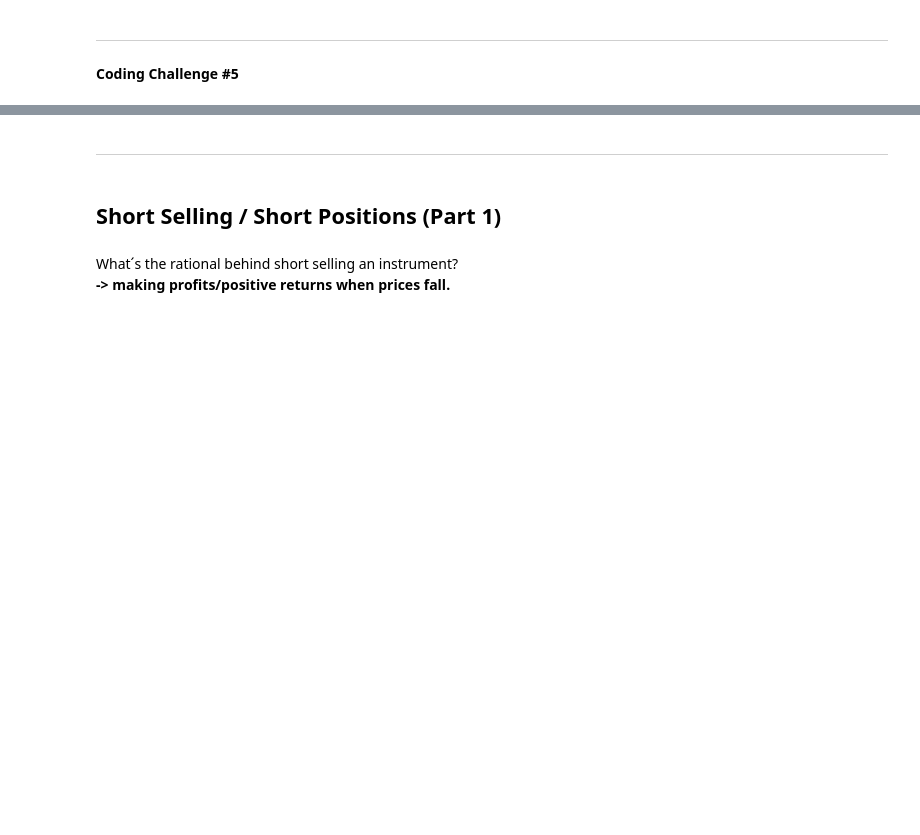
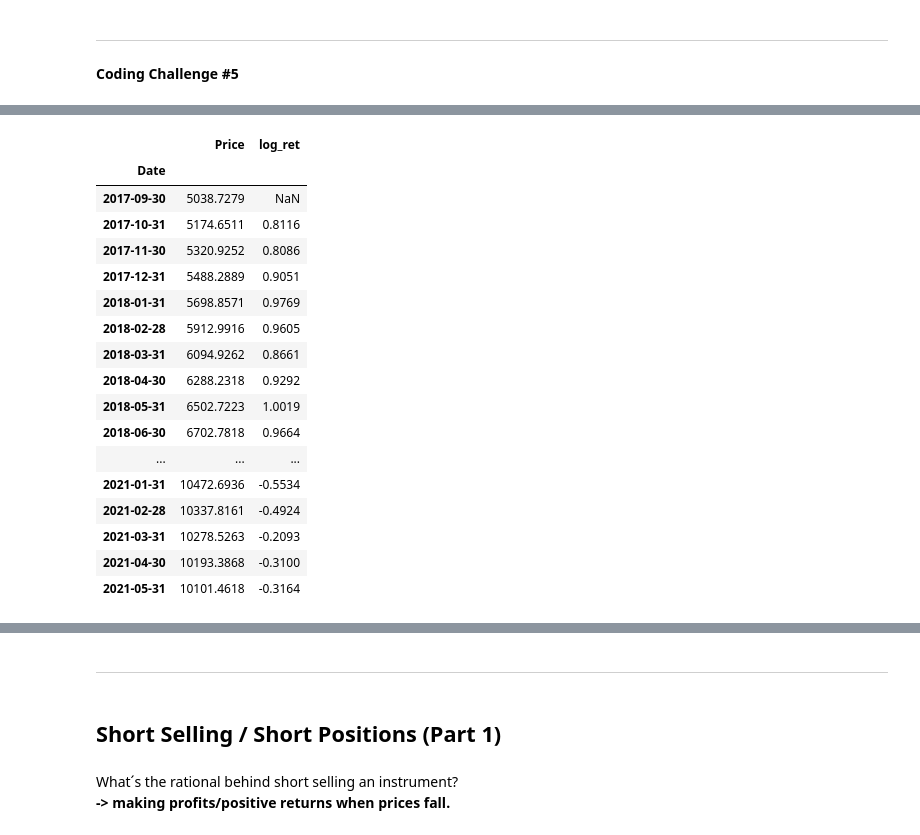
Before and after one commit to L-Gre/TradeFX-AI, a Jupyter notebook: pt2_pandas_oop_financial_analytics/NB_02_Financial_Data_Analysis.ipynb, the cells around one changed output, grey strips where cells are left out. Cells and saved outputs as stored; diff of their text form; code cells hidden in the pictures; blank space fills up the shorter version.

```diff
--- a/pt2_pandas_oop_financial_analytics/NB_02_Financial_Data_Analysis.ipynb
+++ b/pt2_pandas_oop_financial_analytics/NB_02_Financial_Data_Analysis.ipynb
@@ -1952,0 +2423,21 @@ __Coding Challenge #5__
+# %%
+roll_mean.iloc[35:]
+# %% [output]
+|  | Price | log_ret |
+| Date |  |  |
+| 2017-09-30 | 5038.7279 | NaN |
+| 2017-10-31 | 5174.6511 | 0.8116 |
+| 2017-11-30 | 5320.9252 | 0.8086 |
+| 2017-12-31 | 5488.2889 | 0.9051 |
+| 2018-01-31 | 5698.8571 | 0.9769 |
+| 2018-02-28 | 5912.9916 | 0.9605 |
+| 2018-03-31 | 6094.9262 | 0.8661 |
+| 2018-04-30 | 6288.2318 | 0.9292 |
+| 2018-05-31 | 6502.7223 | 1.0019 |
+| 2018-06-30 | 6702.7818 | 0.9664 |
+| ... | ... | ... |
+| 2021-01-31 | 10472.6936 | -0.5534 |
+| 2021-02-28 | 10337.8161 | -0.4924 |
+| 2021-03-31 | 10278.5263 | -0.2093 |
+| 2021-04-30 | 10193.3868 | -0.3100 |
+| 2021-05-31 | 10101.4618 | -0.3164 |
```
Also changed, not shown: parts of 70 cells of this notebook.
